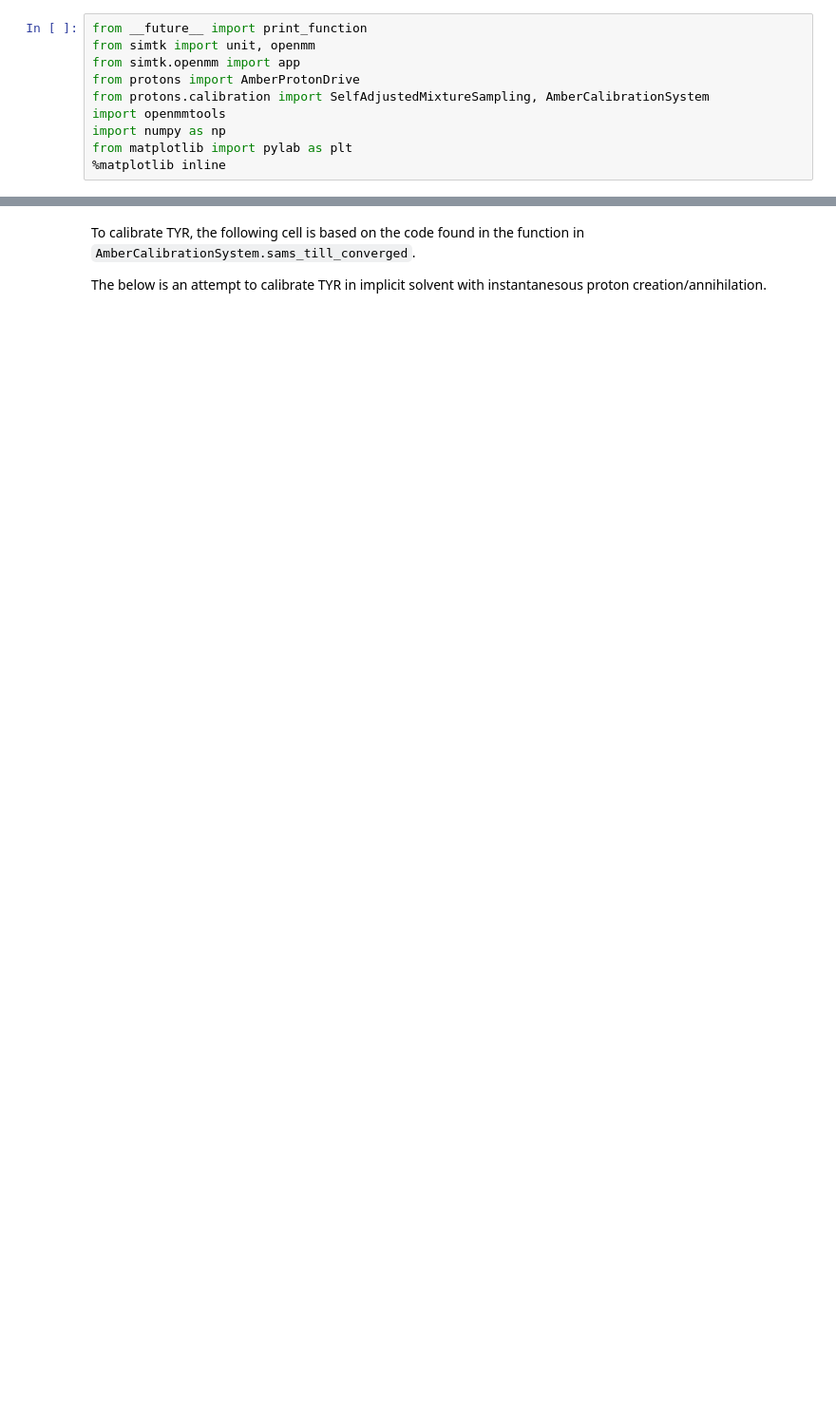
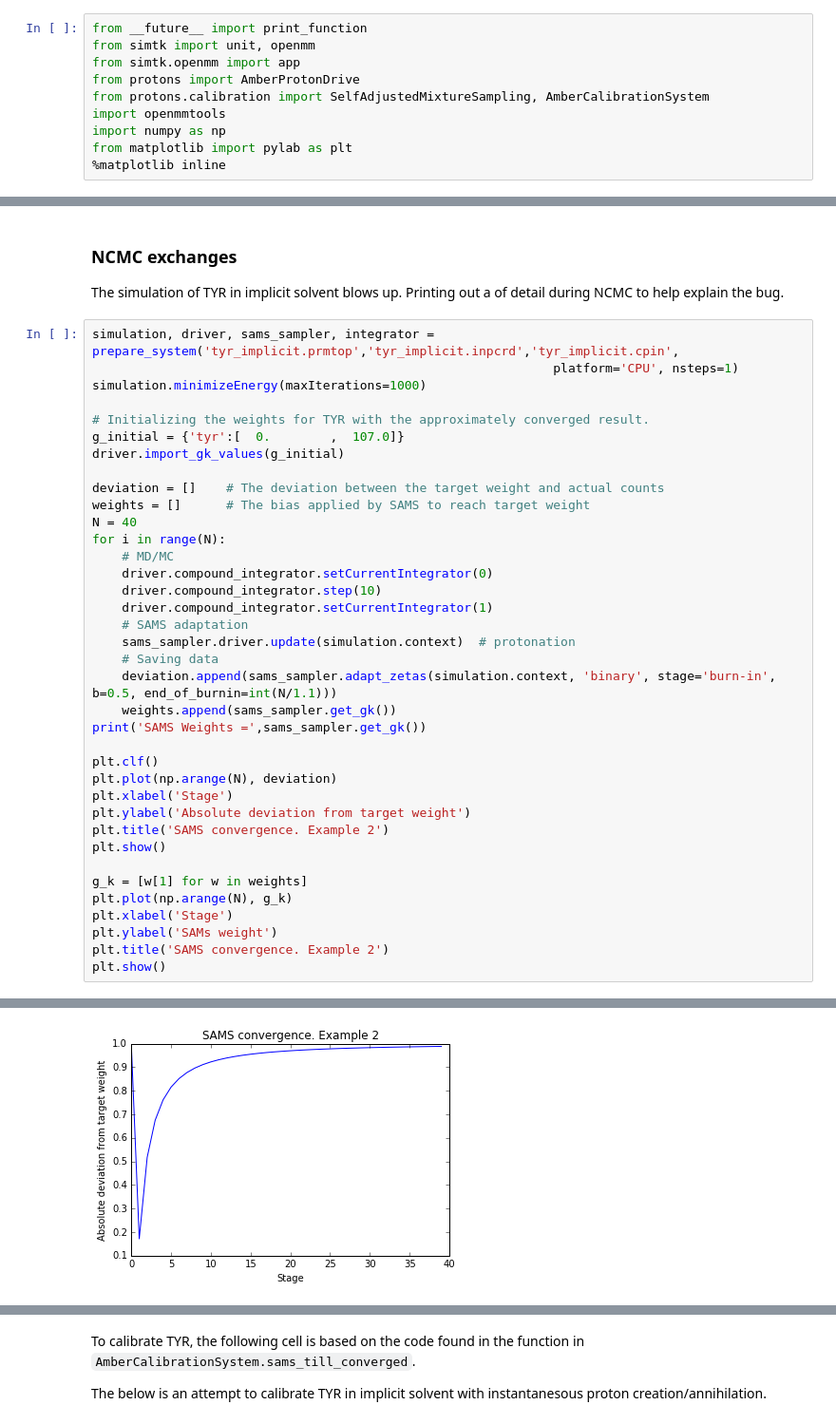
Before and after one commit to choderalab/protons, a Jupyter notebook: protons/explicit_water_calibration/TYR_calibration_instant.ipynb, the cells around one changed output, grey strips where cells are left out. Shown: that part at 95% size. Cells and saved outputs as stored; diff of their text form; blank space fills up the shorter version.

```diff
--- a/protons/explicit_water_calibration/TYR_calibration_instant.ipynb
+++ b/protons/explicit_water_calibration/TYR_calibration_instant.ipynb
@@ -13,0 +122,41 @@ from matplotlib import pylab as plt
+# %% [markdown]
+### NCMC exchanges
+The simulation of TYR in implicit solvent blows up. Printing out a of detail during NCMC to help explain the bug.
+# %%
+simulation, driver, sams_sampler, integrator = prepare_system('tyr_implicit.prmtop','tyr_implicit.inpcrd','tyr_implicit.cpin',
+                                                              platform='CPU', nsteps=1)
+simulation.minimizeEnergy(maxIterations=1000)
+
+# Initializing the weights for TYR with the approximately converged result.
+g_initial = {'tyr':[  0.        ,  107.0]}
+driver.import_gk_values(g_initial)
+
+deviation = []    # The deviation between the target weight and actual counts
+weights = []      # The bias applied by SAMS to reach target weight
+N = 40
+for i in range(N):
+    # MD/MC
+    driver.compound_integrator.setCurrentIntegrator(0)
+    driver.compound_integrator.step(10)
+    driver.compound_integrator.setCurrentIntegrator(1)
+    # SAMS adaptation
+    sams_sampler.driver.update(simulation.context)  # protonation
+    # Saving data
+    deviation.append(sams_sampler.adapt_zetas(simulation.context, 'binary', stage='burn-in', b=0.5, end_of_burnin=int(N/1.1)))
+    weights.append(sams_sampler.get_gk())
+print('SAMS Weights =',sams_sampler.get_gk())
+
+plt.clf()
+plt.plot(np.arange(N), deviation)
+plt.xlabel('Stage')
+plt.ylabel('Absolute deviation from target weight')
+plt.title('SAMS convergence. Example 2')
+plt.show()
+
+g_k = [w[1] for w in weights]
+plt.plot(np.arange(N), g_k)
+plt.xlabel('Stage')
+plt.ylabel('SAMs weight')
+plt.title('SAMS convergence. Example 2')
+plt.show()
+# %% [output]
@@ -13,0 +180 @@ from matplotlib import pylab as plt
+[figure, added]
```
Also changed, not shown: parts of 17 cells of this notebook.
